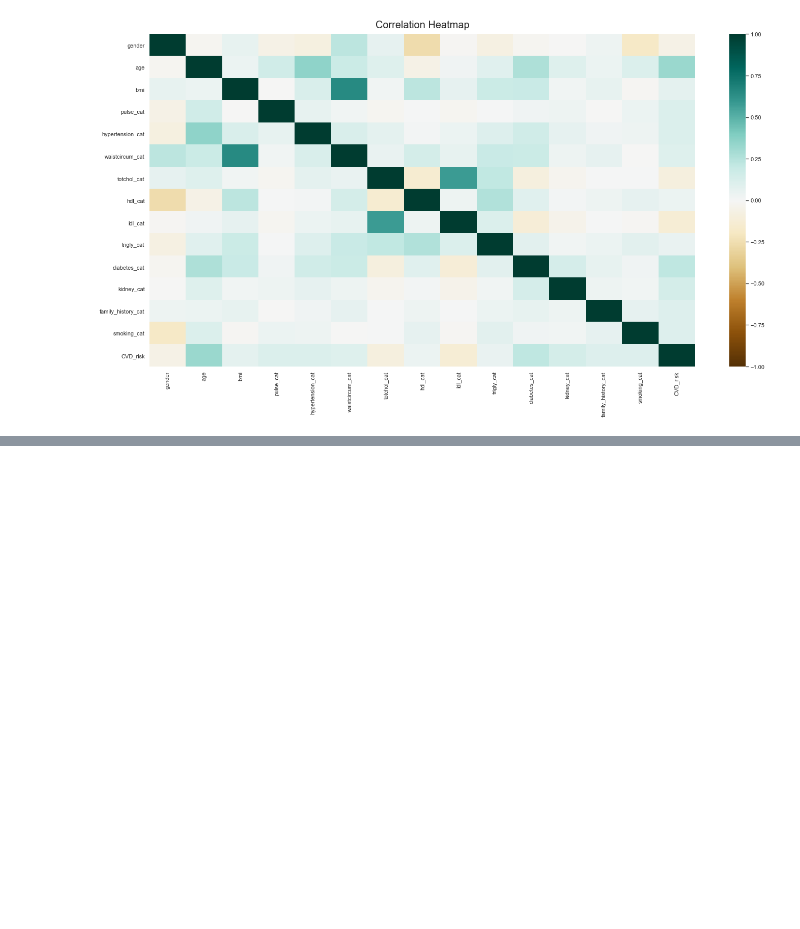
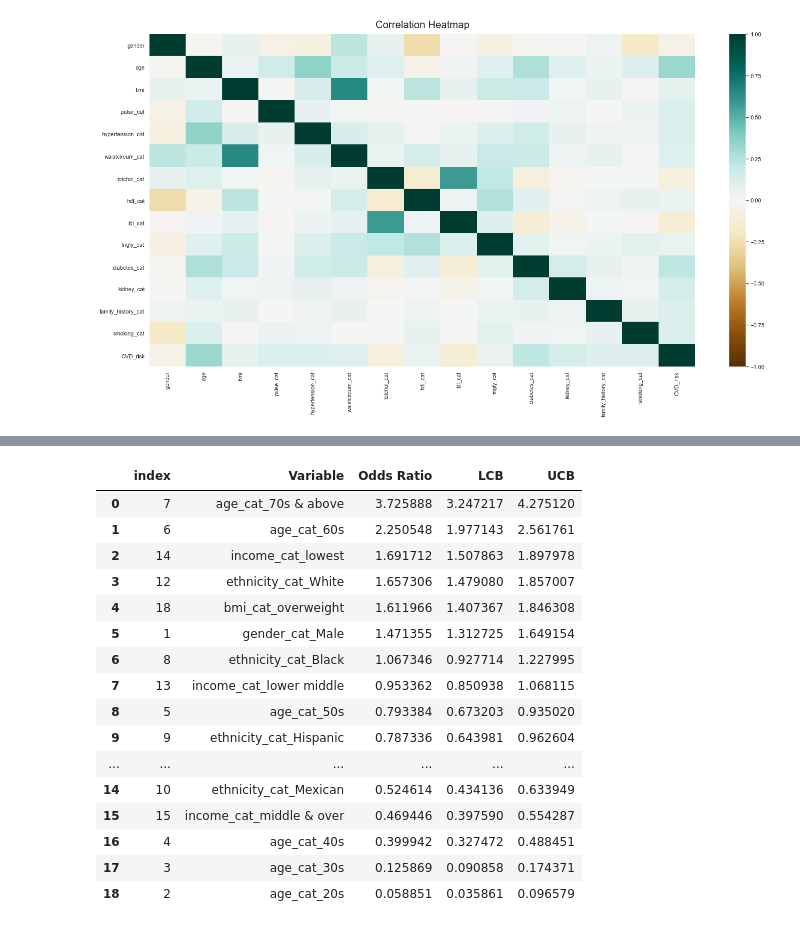
Before and after one commit to richasethi3/CVD_Prediction, a Jupyter notebook: CVD Prediction-Exploratory Data Analysis.ipynb, the cells around one changed output, grey strips where cells are left out. Cells and saved outputs as stored; diff of their text form; code cells hidden in the pictures; blank space fills up the shorter version.

```diff
--- a/CVD Prediction-Exploratory Data Analysis.ipynb
+++ b/CVD Prediction-Exploratory Data Analysis.ipynb
@@ -1118,0 +1158,38 @@ heatmap.set_title('Correlation Heatmap', fontdict={'fontsize':20}, pad=12);
+# %%
+variables=['gender_cat_Female', 'gender_cat_Male', 'age_cat_20s',
+           'age_cat_30s', 'age_cat_40s', 'age_cat_50s', 'age_cat_60s',
+           'age_cat_70s & above', 'ethnicity_cat_Black', 'ethnicity_cat_Hispanic',
+           'ethnicity_cat_Mexican', 'ethnicity_cat_Other', 'ethnicity_cat_White',
+           'income_cat_lower middle', 'income_cat_lowest', 'income_cat_middle & over',
+           'bmi_cat_underweight', 'bmi_cat_ideal', 'bmi_cat_overweight']
+d = {'Variable':[],'Odds Ratio':[],'LCB':[],'UCB':[]}
+for variable in variables:
+    CTab=pd.crosstab(df_dummies[variable],df_dummies['CVD_risk'])
+    Odds = sm.stats.Table2x2(CTab)
+    d['Variable'].append(variable)
+    d['Odds Ratio'].append(Odds.oddsratio)
+    lcb,ucb = Odds.oddsratio_confint()
+    d['LCB'].append(lcb)
+    d['UCB'].append(ucb)
+
+results = pd.DataFrame(d)
+results.sort_values(by='Odds Ratio', ascending=False, inplace=True)
+results.reset_index()
+# %% [output]
+|  | index | Variable | Odds Ratio | LCB | UCB |
+| 0 | 7 | age_cat_70s & above | 3.725888 | 3.247217 | 4.275120 |
+| 1 | 6 | age_cat_60s | 2.250548 | 1.977143 | 2.561761 |
+| 2 | 14 | income_cat_lowest | 1.691712 | 1.507863 | 1.897978 |
+| 3 | 12 | ethnicity_cat_White | 1.657306 | 1.479080 | 1.857007 |
+| 4 | 18 | bmi_cat_overweight | 1.611966 | 1.407367 | 1.846308 |
+| 5 | 1 | gender_cat_Male | 1.471355 | 1.312725 | 1.649154 |
+| 6 | 8 | ethnicity_cat_Black | 1.067346 | 0.927714 | 1.227995 |
+| 7 | 13 | income_cat_lower middle | 0.953362 | 0.850938 | 1.068115 |
+| 8 | 5 | age_cat_50s | 0.793384 | 0.673203 | 0.935020 |
+| 9 | 9 | ethnicity_cat_Hispanic | 0.787336 | 0.643981 | 0.962604 |
+| ... | ... | ... | ... | ... | ... |
+| 14 | 10 | ethnicity_cat_Mexican | 0.524614 | 0.434136 | 0.633949 |
+| 15 | 15 | income_cat_middle & over | 0.469446 | 0.397590 | 0.554287 |
+| 16 | 4 | age_cat_40s | 0.399942 | 0.327472 | 0.488451 |
+| 17 | 3 | age_cat_30s | 0.125869 | 0.090858 | 0.174371 |
+| 18 | 2 | age_cat_20s | 0.058851 | 0.035861 | 0.096579 |
```
Also changed, not shown: parts of 4 cells of this notebook.
